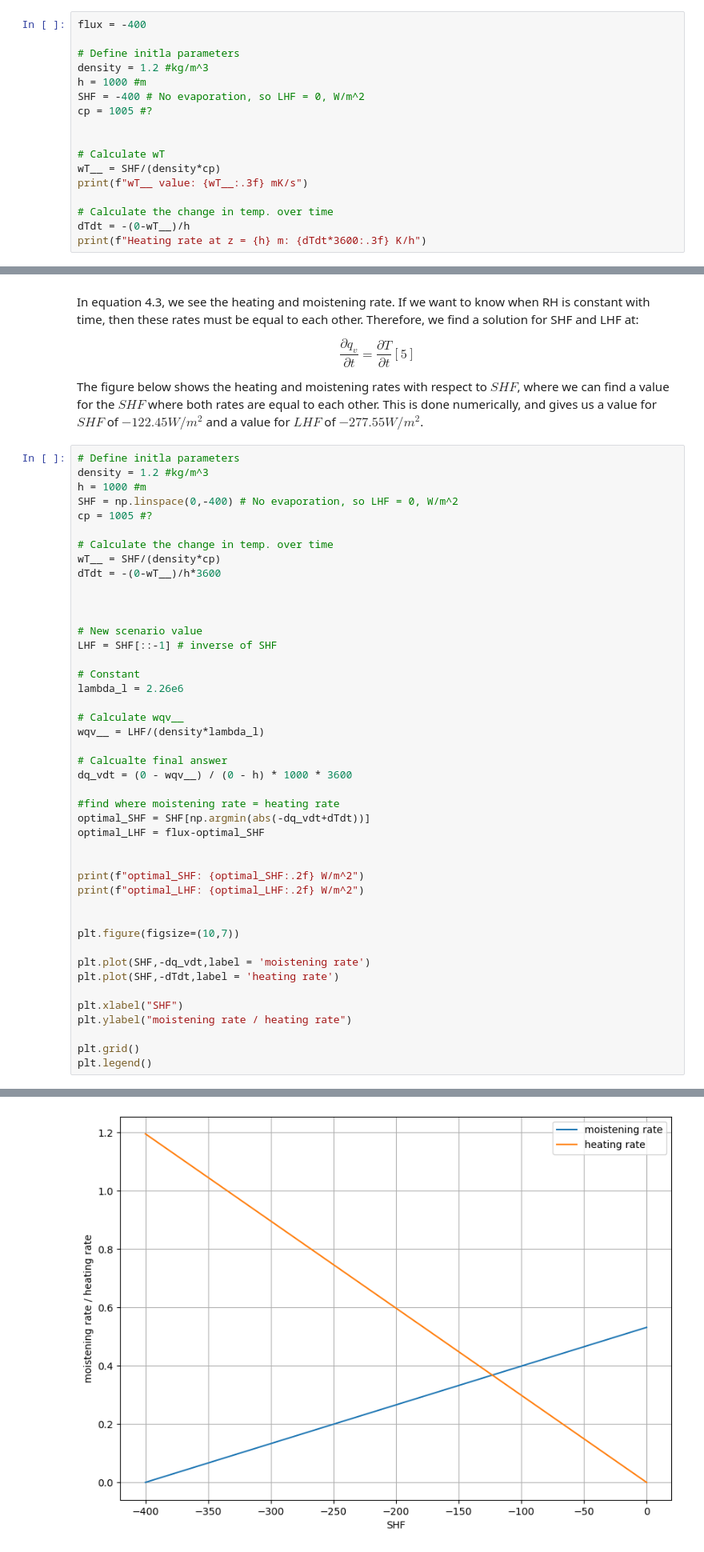
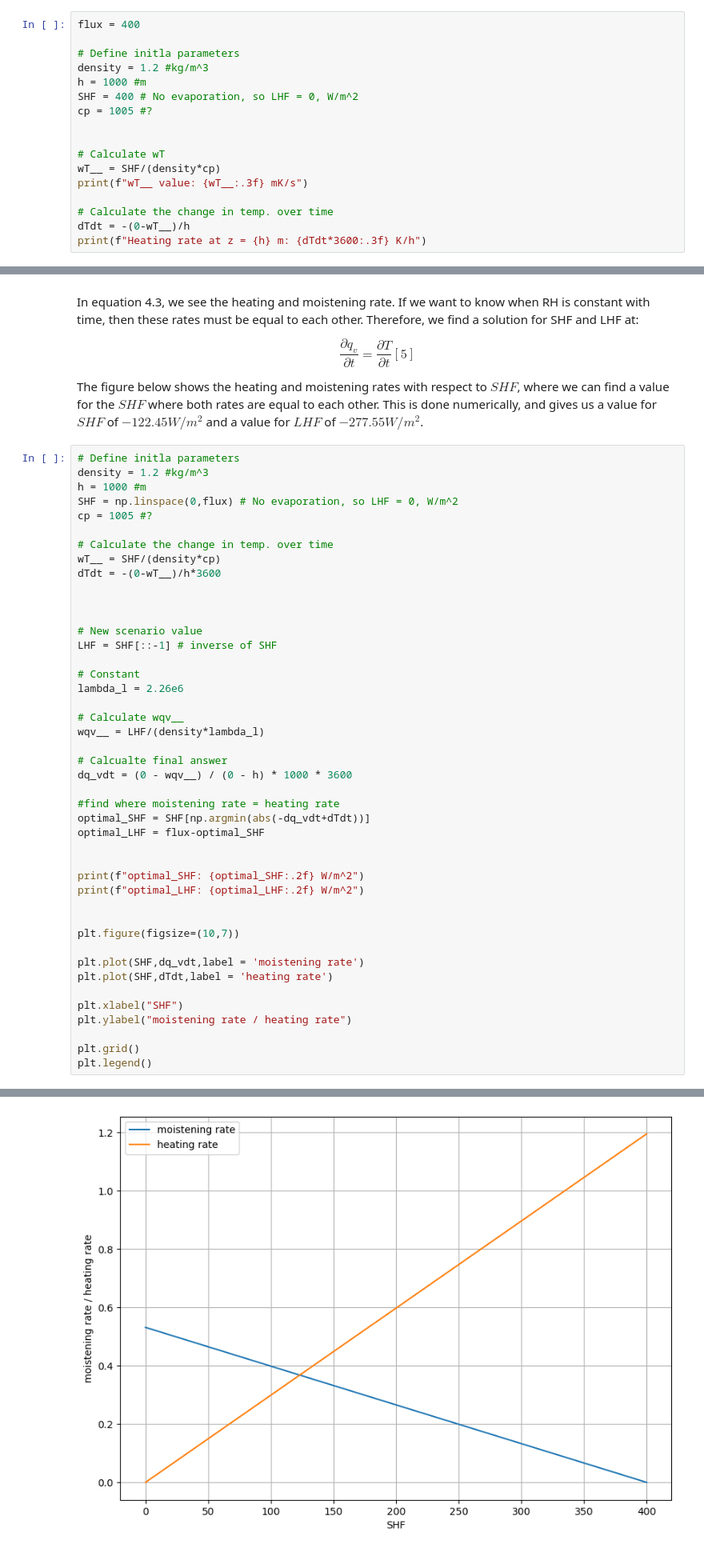
Before and after one commit to maxxyvvdb/Dynamics-Q2-projects, a Jupyter notebook: Week 3/Week_3.ipynb, the cells around one changed output, grey strips where cells are left out. Shown at 80% size. Drawn from its saved outputs; the diff is of its cells as text.

```diff
--- a/Week 3/Week_3.ipynb
+++ b/Week 3/Week_3.ipynb
@@ -38,12 +38,12 @@ $$
 
 Since there is no ground heat flux, $\partial \overline{w'T'}$ at the ground will be equal to zero, which then gives a final answer of $-1.194 K/h$
 # %%
-flux = -400
+flux = 400
 
 # Define initla parameters
 density = 1.2 #kg/m^3
 h = 1000 #m
-SHF = -400 # No evaporation, so LHF = 0, W/m^2
+SHF = 400 # No evaporation, so LHF = 0, W/m^2
 cp = 1005 #?
 
 
@@ -205,7 +205,7 @@ The figure below shows the heating and moistening rates with respect to $SHF$, w
 # Define initla parameters
 density = 1.2 #kg/m^3
 h = 1000 #m
-SHF = np.linspace(0,-400) # No evaporation, so LHF = 0, W/m^2
+SHF = np.linspace(0,flux) # No evaporation, so LHF = 0, W/m^2
 cp = 1005 #?
 
 # Calculate the change in temp. over time
@@ -237,8 +237,8 @@ print(f"optimal_LHF: {optimal_LHF:.2f} W/m^2")
 
 plt.figure(figsize=(10,7))
 
-plt.plot(SHF,-dq_vdt,label = 'moistening rate')
-plt.plot(SHF,-dTdt,label = 'heating rate')
+plt.plot(SHF,dq_vdt,label = 'moistening rate')
+plt.plot(SHF,dTdt,label = 'heating rate')
 
 plt.xlabel("SHF")
 plt.ylabel("moistening rate / heating rate")
@@ -251,5 +251,5 @@ optimal_LHF: -277.55 W/m^2
 <matplotlib.legend.Legend at 0x...>
-[figure, old version]
+[figure, new version]
 # %% [markdown]
 ### 2a.
 # %% [markdown]
```
Also changed, not shown: parts of 3 cells of this notebook, 1 other file.
